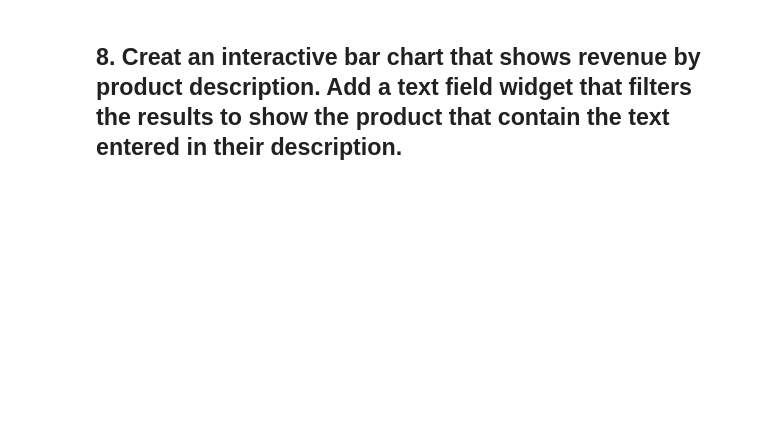
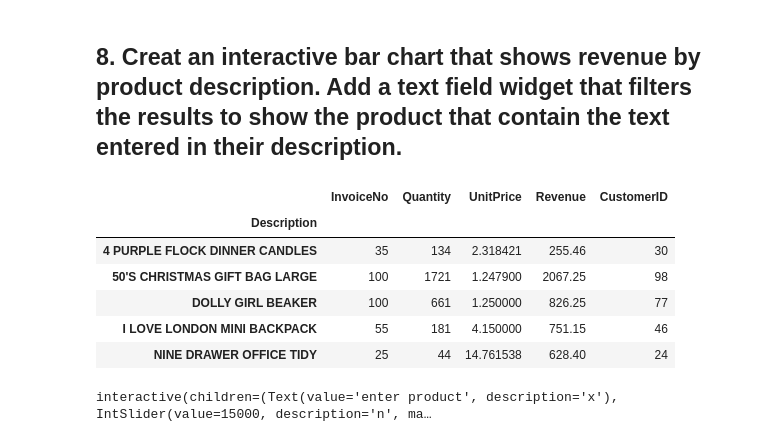
Before and after one commit to ironhack-bcn-data-june-2020/36-lab-interactive-visualization, a Jupyter notebook: your-code/main.ipynb, the cells around one changed output. Cells and saved outputs as stored; diff of their text form; code cells hidden in the pictures; blank space fills up the shorter version.

```diff
--- a/your-code/main.ipynb
+++ b/your-code/main.ipynb
@@ -190,2 +187,26 @@ interactive(children=(IntSlider(value=450, description='n', max=900), IntSlider(
 # %% [markdown]
 ## 8. Creat an interactive bar chart that shows revenue by product description. Add a text field widget that filters the results to show the product that contain the text entered in their description.
+# %%
+products.head()
+# %% [output]
+|  | InvoiceNo | Quantity | UnitPrice | Revenue | CustomerID |
+| Description |  |  |  |  |  |
+| 4 PURPLE FLOCK DINNER CANDLES | 35 | 134 | 2.318421 | 255.46 | 30 |
+| 50'S CHRISTMAS GIFT BAG LARGE | 100 | 1721 | 1.247900 | 2067.25 | 98 |
+| DOLLY GIRL BEAKER | 100 | 661 | 1.250000 | 826.25 | 77 |
+| I LOVE LONDON MINI BACKPACK | 55 | 181 | 4.150000 | 751.15 | 46 |
+| NINE DRAWER OFFICE TIDY | 25 | 44 | 14.761538 | 628.40 | 24 |
+# %%
+@interact(x = 'enter product', n= (0,30000))
+def findprod(x,n):
+    prod_patt = re.compile(f'.*{x}.*')
+    likely_prod = []
+    for i in products.index:
+        if len(prod_patt.findall(i)) > 0:
+            likely_prod.append(i)
+    product_filtered = products.query(f'index in {likely_prod}')
+    graph = px.bar(data_frame=product_filtered, y=product_filtered.index, x='Revenue', range_x=(0,n))
+    display(graph)
+    print(likely_prod)
+# %% [output]
+interactive(children=(Text(value='enter product', description='x'), IntSlider(value=15000, description='n', ma…
```
Also changed, not shown: parts of 1 cell of this notebook.
